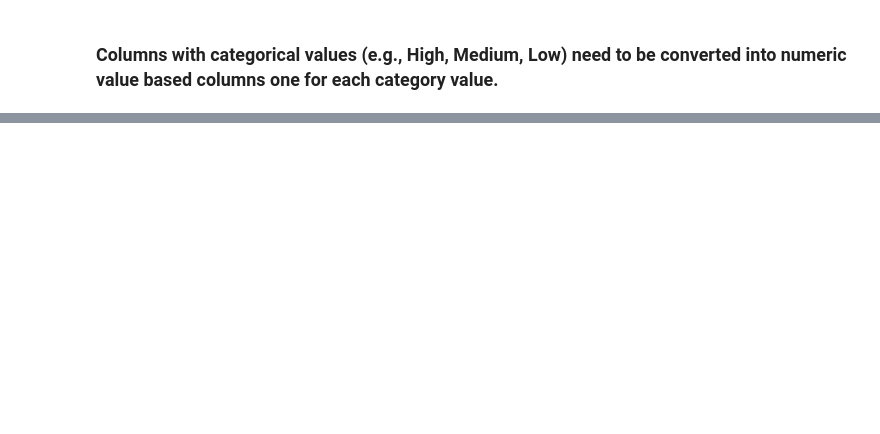
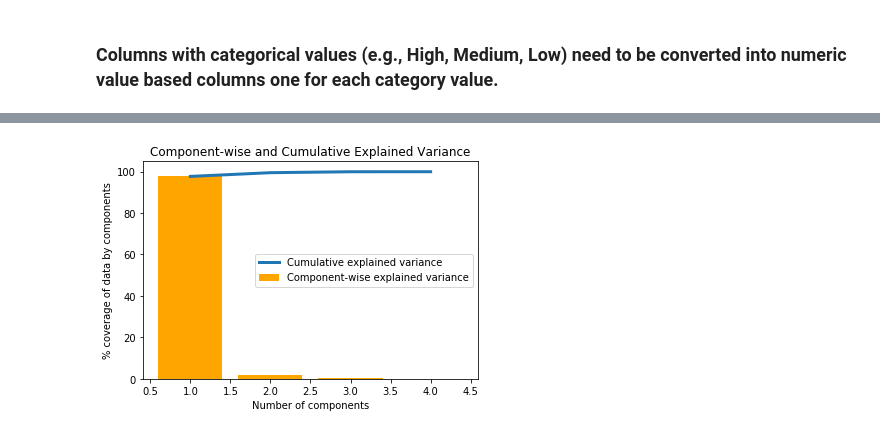
Before and after one commit to bless2saurabh/AiU2, a Jupyter notebook: GoldStandard/exercises/Data Manipulation and Preprocessing/Dimensionality Reduction.ipynb, the cells around one changed output, grey strips where cells are left out. Drawn from its saved outputs; the diff is of its cells as text; code cells hidden in the pictures; blank space fills up the shorter version.

```diff
--- a/GoldStandard/exercises/Data Manipulation and Preprocessing/Dimensionality Reduction.ipynb
+++ b/GoldStandard/exercises/Data Manipulation and Preprocessing/Dimensionality Reduction.ipynb
@@ -222,0 +104,5 @@ plt.legend(loc=7)
+# %%
+plot_component_wise_variance()
+# We are able to explain around 99% variance in the dataset using 4 components
+# %% [output]
+[figure, added]
```
Also changed, not shown: parts of 21 cells of this notebook, 17 other files.
